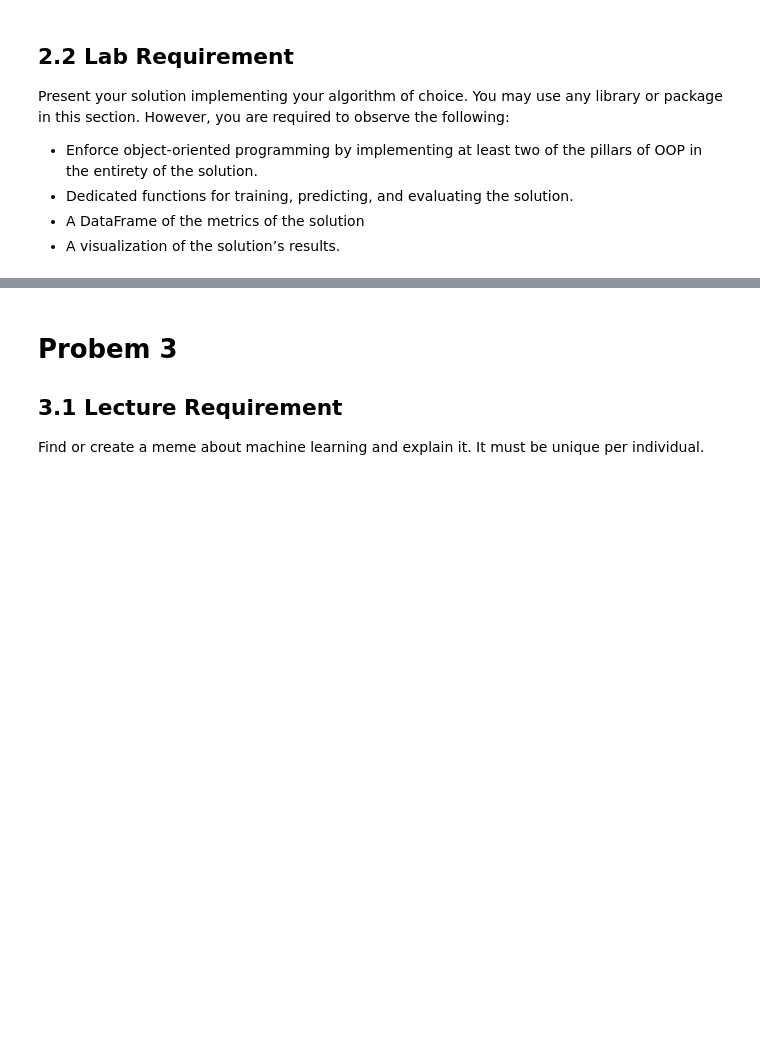
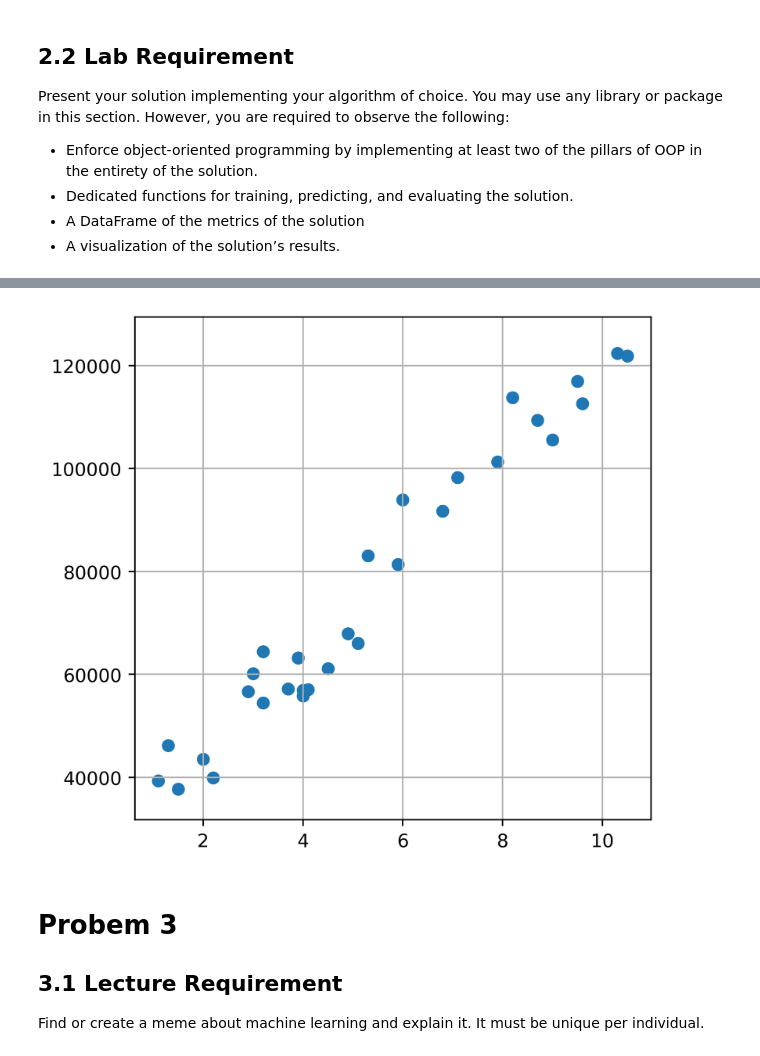
Before and after one commit to Nikkuchan/AIDA1_Wagler, a Jupyter notebook: 58089_MEX_Wagler/58089_MEX_Wagler.ipynb, the cells around one changed output, grey strips where cells are left out. Cells and saved outputs as stored; diff of their text form; code cells hidden in the pictures; blank space fills up the shorter version.

```diff
--- a/58089_MEX_Wagler/58089_MEX_Wagler.ipynb
+++ b/58089_MEX_Wagler/58089_MEX_Wagler.ipynb
@@ -28,0 +174,9 @@ Present your solution implementing your algorithm of choice. You may use any lib
+# %%
+X1 = pd.read_csv("/content/Salary_Data.csv")
+y = X1['Salary'].to_numpy()
+X = X1.drop('Salary', axis=1).to_numpy()
+X = X.reshape(1,-1)
+# %%
+## TEST #1 (Max pts: 5)
+## DO NOT DELETE NOR MODIFY THIS CELL
+regressor = LinearRegression_Simple()
@@ -29,3 +238,7 @@ Present your solution implementing your algorithm of choice. You may use any lib
+# %%
+regressor.visualize()
+# %% [output]
+[figure, added]
 # %% [markdown]
 # Probem 3
 ## 3.1 Lecture Requirement
```
Also changed, not shown: parts of 28 cells of this notebook.
